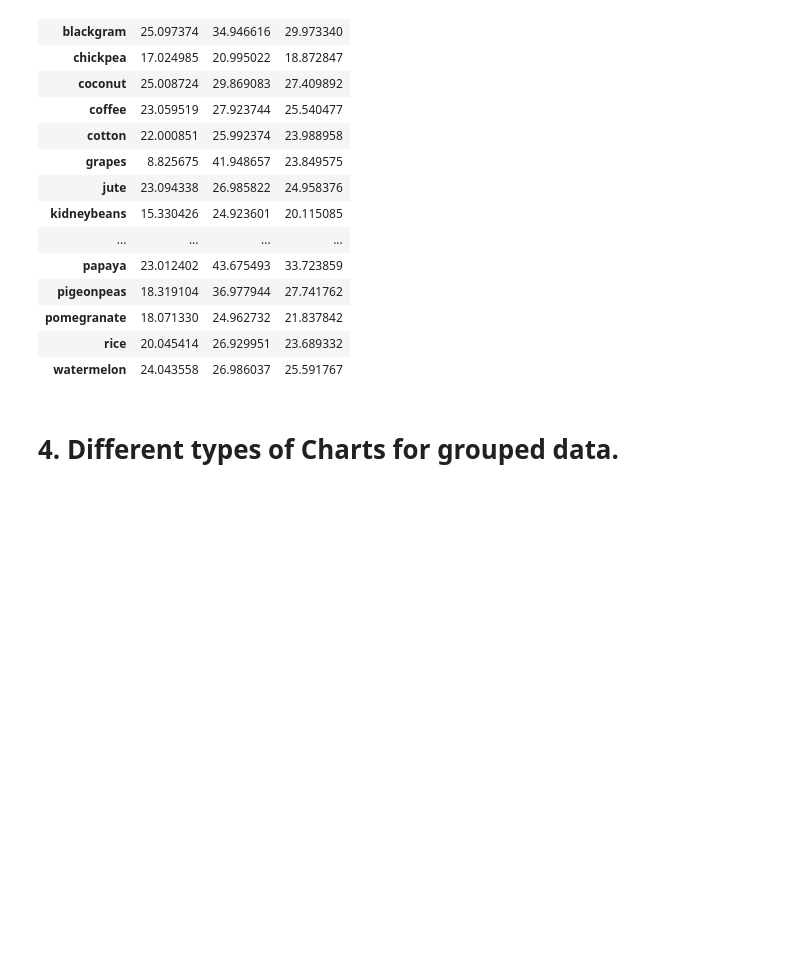
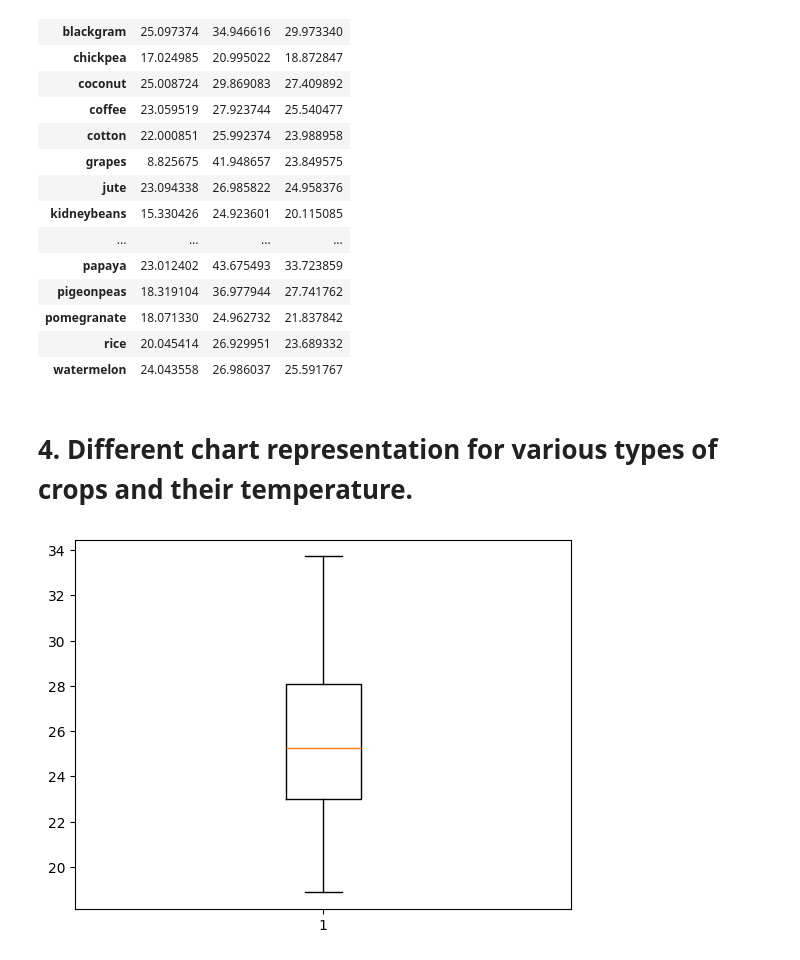
Before and after one commit to vanshika705/UnsupervisedLearningProject, a Jupyter notebook: project.ipynb, the cells around one changed output. Saved outputs shown, nothing was run; the diff lists cells and outputs as text; code cells hidden in the pictures; blank space fills up the shorter version.

```diff
--- a/project.ipynb
+++ b/project.ipynb
@@ -87,5 +92,6 @@ grouped = df.groupby("label")
 # %%
-grouped[["temperature"]].mean()
+mean_temp = grouped[["temperature"]].mean()
+mean_temp
 # %% [output]
 |  | temperature |
 | label |  |
@@ -148,4 +156,9 @@ grouped["temperature"].agg(min="min",max="max",mean="mean")
 | rice | 20.045414 | 26.929951 | 23.689332 |
 | watermelon | 24.043558 | 26.986037 | 25.591767 |
 # %% [markdown]
-<h1>4. Different types of Charts for grouped data.</h1>
+<h1>4. Different chart representation for various types of crops and their temperature.</h1>
+# %%
+plt.boxplot(mean_temp)
+plt.show()
+# %% [output]
+[figure, added]
```
Also changed, not shown: parts of 21 cells of this notebook.
